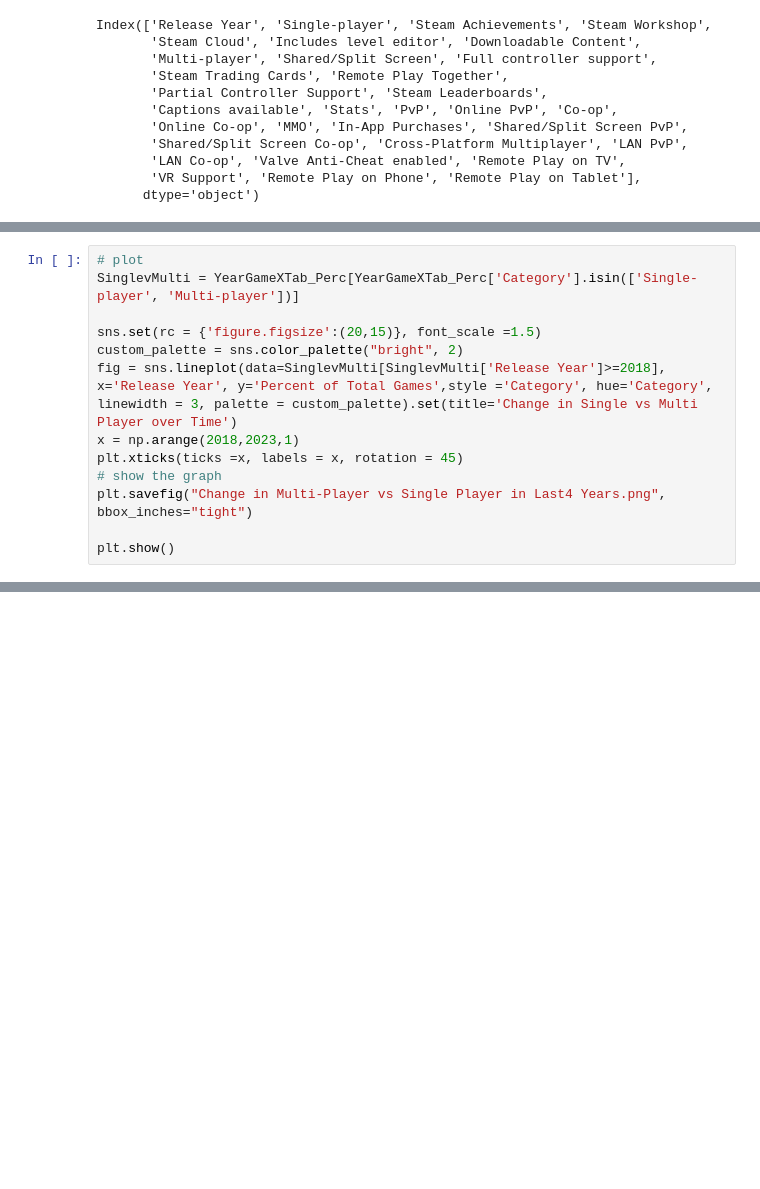
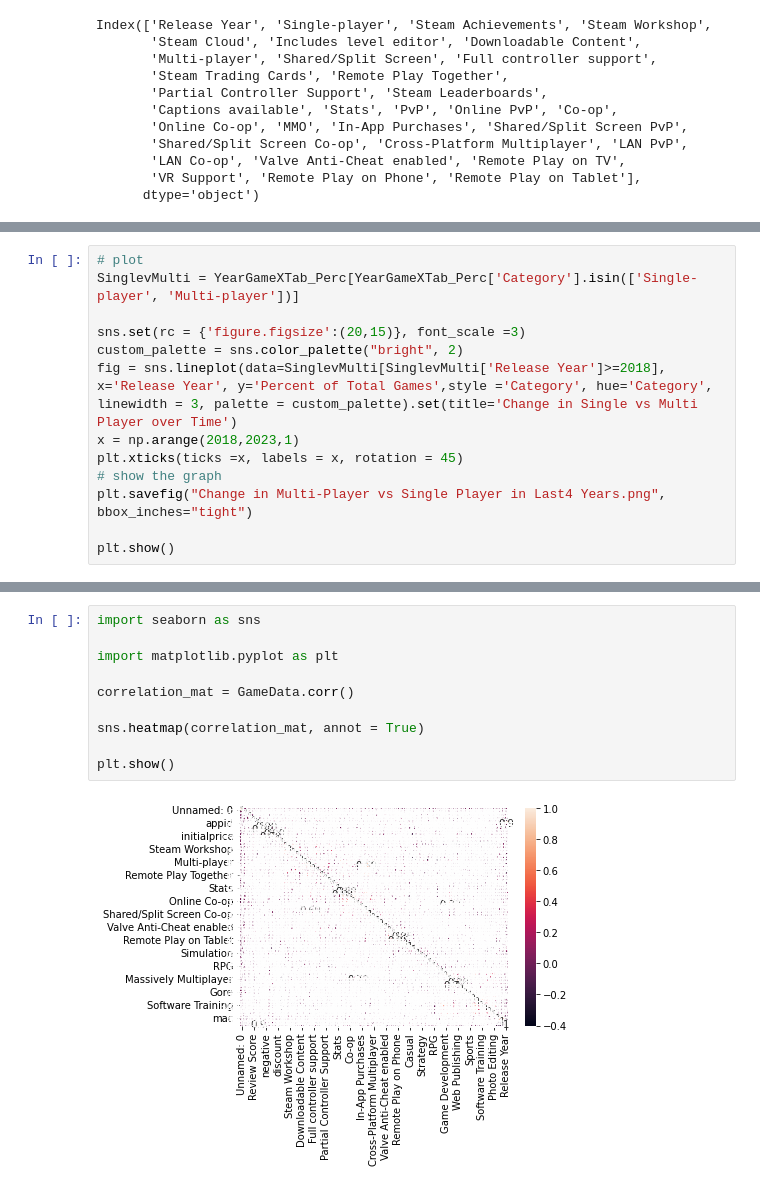
Before and after one commit to Jcc329/Jessica_DATA606, a Jupyter notebook: Notebooks/3.1. Generating Presentation Figures.ipynb, the cells around one changed output, grey strips where cells are left out. Cells and saved outputs as stored; diff of their text form; blank space fills up the shorter version.

```diff
--- a/Notebooks/3.1. Generating Presentation Figures.ipynb
+++ b/Notebooks/3.1. Generating Presentation Figures.ipynb
@@ -323,7 +301,7 @@ plt.show()
 # plot
 SinglevMulti = YearGameXTab_Perc[YearGameXTab_Perc['Category'].isin(['Single-player', 'Multi-player'])]
 
-sns.set(rc = {'figure.figsize':(20,15)}, font_scale =1.5)
+sns.set(rc = {'figure.figsize':(20,15)}, font_scale =3)
 custom_palette = sns.color_palette("bright", 2)
 fig = sns.lineplot(data=SinglevMulti[SinglevMulti['Release Year']>=2018], x='Release Year', y='Percent of Total Games',style ='Category', hue='Category', linewidth = 3, palette = custom_palette).set(title='Change in Single vs Multi Player over Time')
 x = np.arange(2018,2023,1)
@@ -336,0 +315,12 @@ plt.show()
+# %%
+import seaborn as sns
+
+import matplotlib.pyplot as plt
+
+correlation_mat = GameData.corr()
+
+sns.heatmap(correlation_mat, annot = True)
+
+plt.show()
+# %% [output]
+[figure, added]
```
Also changed, not shown: parts of 15 cells of this notebook.
